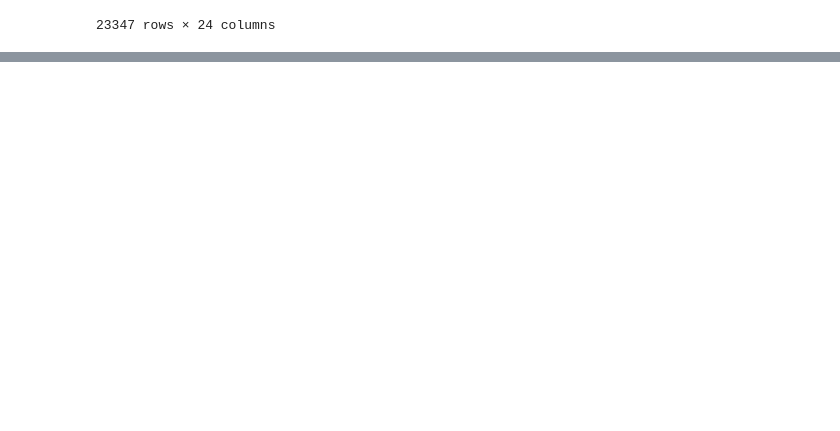
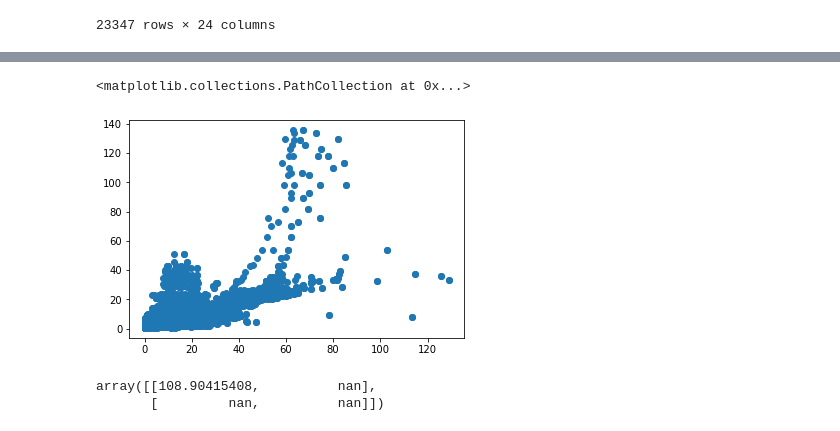
Before and after one commit to mihakim2/2021Fall_finals, a Jupyter notebook: correlations.ipynb, the cells around one changed output, grey strips where cells are left out. Saved outputs shown, nothing was run; the diff lists cells and outputs as text; code cells hidden in the pictures; blank space fills up the shorter version.

```diff
--- a/correlations.ipynb
+++ b/correlations.ipynb
@@ -82,0 +91,10 @@ final_df.corr()
+# %%
+plt.scatter(final_df['PM2.5 (CF=1) ug/m3'], final_df['pm2_5_prescale'])
+# %% [output]
+<matplotlib.collections.PathCollection at 0x...>
+[figure, added]
+# %%
+np.cov(final_df['PM2.5 (CF=1) ug/m3'], final_df['pm2_5_prescale'])
+# %% [output]
+array([[108.90415408,          nan],
+       [         nan,          nan]])
```
Also changed, not shown: parts of 8 cells of this notebook.
